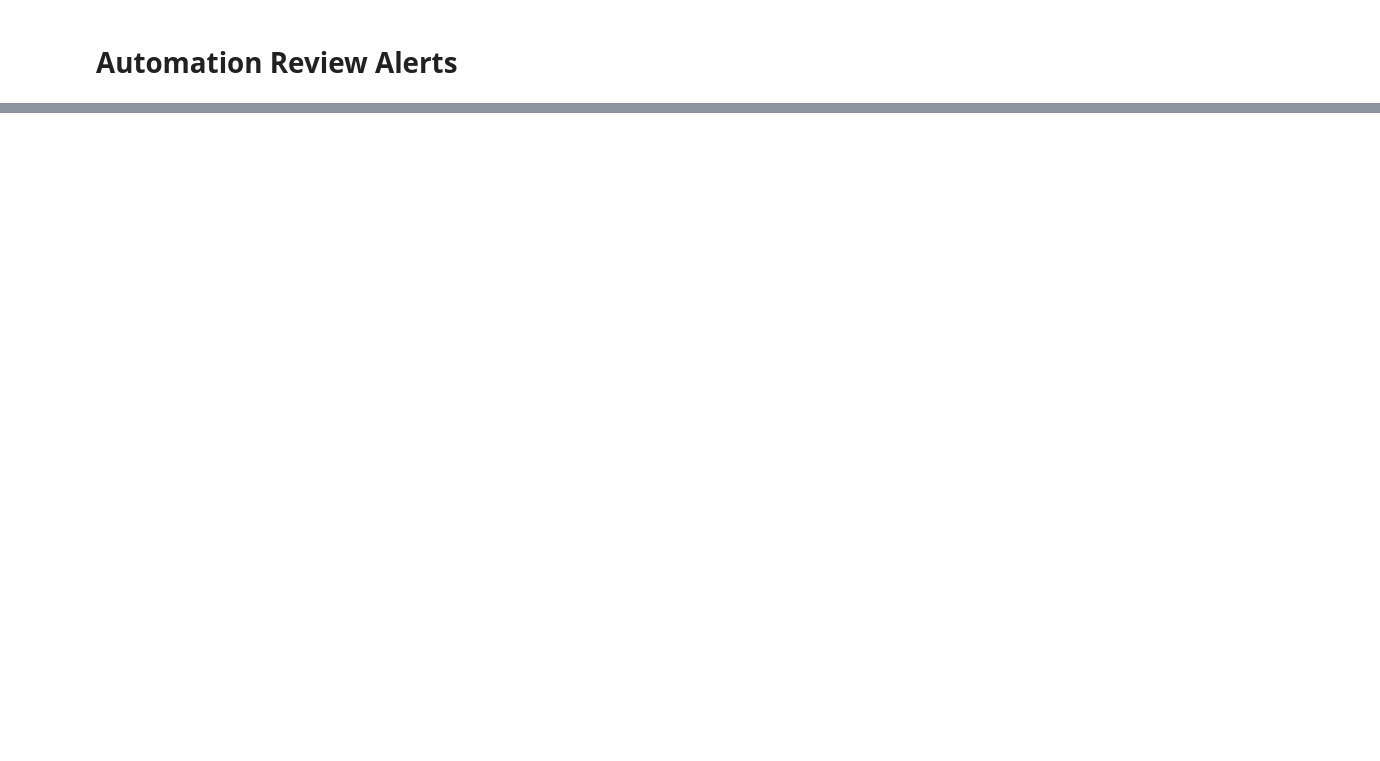
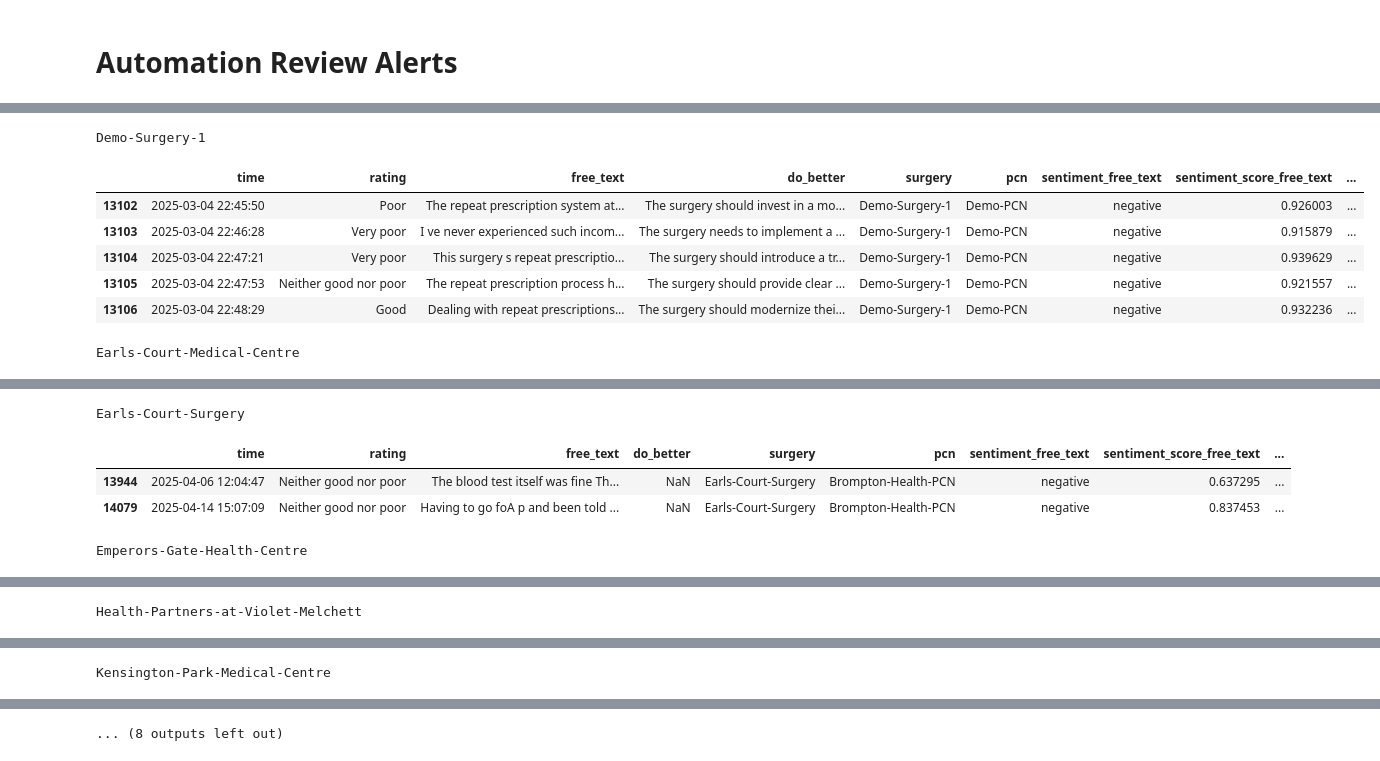
Before and after one commit to janduplessis883/ai-medreview, a Jupyter notebook: notebooks/Automation Review Alerts.ipynb, the cells around one changed output, grey strips where cells are left out. Saved outputs shown, nothing was run; the diff lists cells and outputs as text; code cells hidden in the pictures; blank space fills up the shorter version.

```diff
--- a/notebooks/Automation Review Alerts.ipynb
+++ b/notebooks/Automation Review Alerts.ipynb
@@ -47,0 +273,13 @@ data.head(20)
+# %%
+for name, group in negative_reviews.groupby('surgery'):
+    print(name)
+    display(group.head())  # Works in Jupyter to show nicely
+# %% [output]
+Demo-Surgery-1
+|  | time | rating | free_text | do_better | surgery | pcn | sentiment_free_text | sentiment_score_free_text | ... |
+| 13102 | 2025-03-04 22:45:50 | Poor | The repeat prescription system at... | The surgery should invest in a mo... | Demo-Surgery-1 | Demo-PCN | negative | 0.926003 | ... |
+| 13103 | 2025-03-04 22:46:28 | Very poor | I ve never experienced such incom... | The surgery needs to implement a ... | Demo-Surgery-1 | Demo-PCN | negative | 0.915879 | ... |
+| 13104 | 2025-03-04 22:47:21 | Very poor | This surgery s repeat prescriptio... | The surgery should introduce a tr... | Demo-Surgery-1 | Demo-PCN | negative | 0.939629 | ... |
+| 13105 | 2025-03-04 22:47:53 | Neither good nor poor | The repeat prescription process h... | The surgery should provide clear ... | Demo-Surgery-1 | Demo-PCN | negative | 0.921557 | ... |
+| 13106 | 2025-03-04 22:48:29 | Good | Dealing with repeat prescriptions... | The surgery should modernize thei... | Demo-Surgery-1 | Demo-PCN | negative | 0.932236 | ... |
+Earls-Court-Medical-Centre
@@ -47,0 +292,5 @@ data.head(20)
+Earls-Court-Surgery
+|  | time | rating | free_text | do_better | surgery | pcn | sentiment_free_text | sentiment_score_free_text | ... |
+| 13944 | 2025-04-06 12:04:47 | Neither good nor poor | The blood test itself was fine Th... | NaN | Earls-Court-Surgery | Brompton-Health-PCN | negative | 0.637295 | ... |
+| 14079 | 2025-04-14 15:07:09 | Neither good nor poor | Having to go foA p and been told ... | NaN | Earls-Court-Surgery | Brompton-Health-PCN | negative | 0.837453 | ... |
+Emperors-Gate-Health-Centre
@@ -47,0 +303 @@ data.head(20)
+Health-Partners-at-Violet-Melchett
@@ -47,0 +310 @@ data.head(20)
+Kensington-Park-Medical-Centre
@@ -47,0 +316 @@ data.head(20)
+... (8 outputs left out)
```
Also changed, not shown: parts of 10 cells of this notebook, 6 other files.
